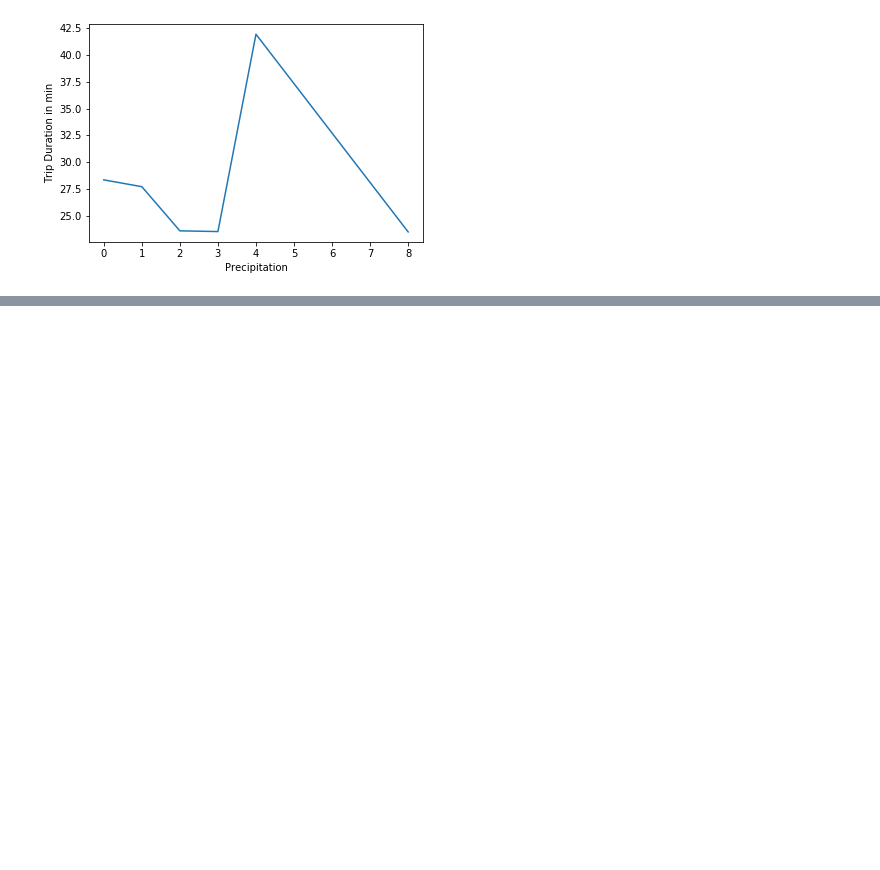
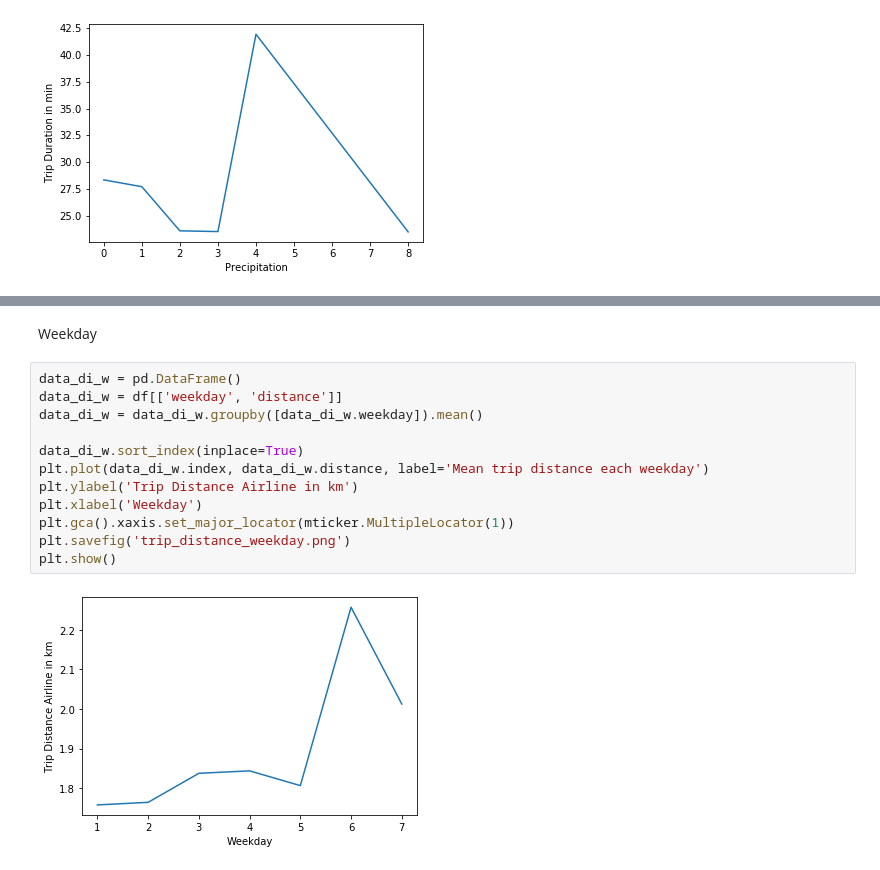
Before and after one commit to lesar64/aa_project, a Jupyter notebook: Jan/Rental Patterns/rental_patterns.ipynb, the cells around one changed output, grey strips where cells are left out. Cells and saved outputs as stored; diff of their text form; blank space fills up the shorter version.

```diff
--- a/Jan/Rental Patterns/rental_patterns.ipynb
+++ b/Jan/Rental Patterns/rental_patterns.ipynb
@@ -225,0 +225,16 @@ df_t = df_t[['month',
+# %% [markdown]
+Weekday
+# %%
+data_di_w = pd.DataFrame()
+data_di_w = df[['weekday', 'distance']]
+data_di_w = data_di_w.groupby([data_di_w.weekday]).mean()
+
+data_di_w.sort_index(inplace=True)
+plt.plot(data_di_w.index, data_di_w.distance, label='Mean trip distance each weekday')
+plt.ylabel('Trip Distance Airline in km')
+plt.xlabel('Weekday')
+plt.gca().xaxis.set_major_locator(mticker.MultipleLocator(1))
+plt.savefig('trip_distance_weekday.png')
+plt.show()
+# %% [output]
+[figure, added]
```
Also changed, not shown: parts of 21 cells of this notebook.
